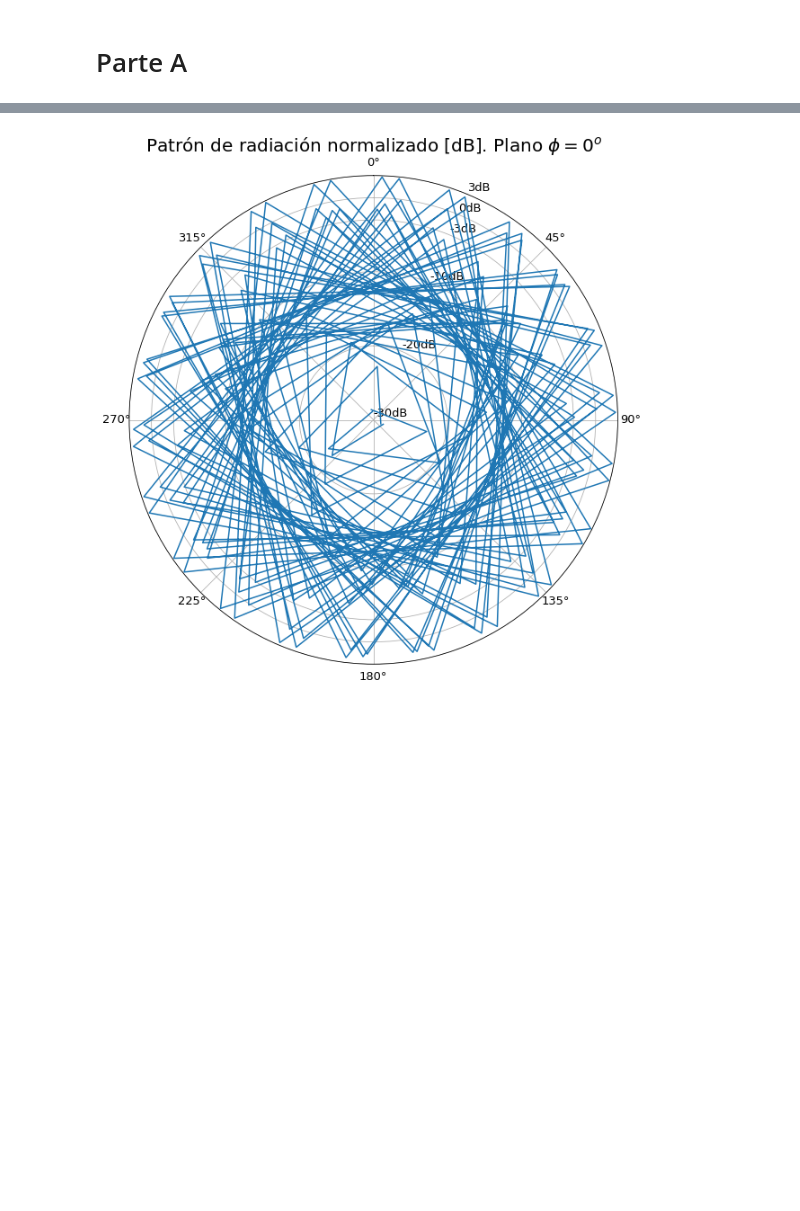
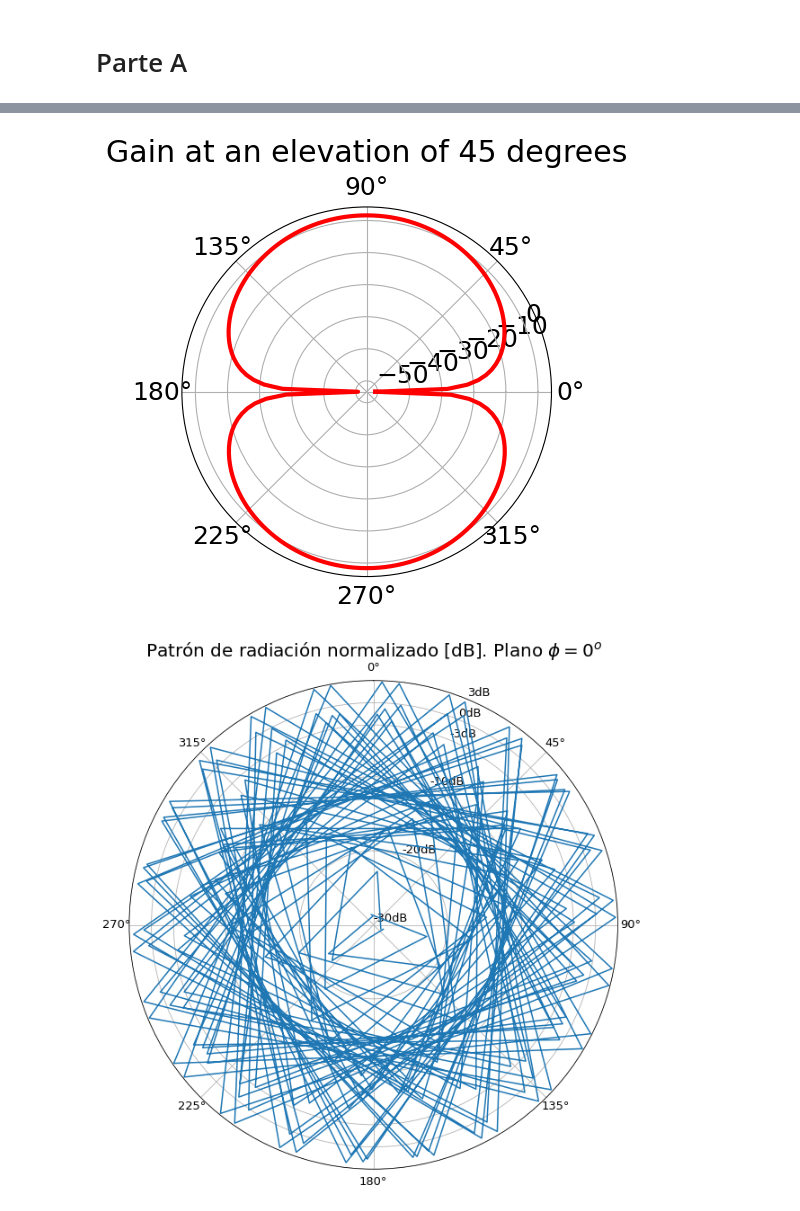
Before and after one commit to aitkenbug/shiny-funicular, a Jupyter notebook: Antenas/Graficos/graphs.ipynb, the cells around one changed output, grey strips where cells are left out. Saved outputs shown, nothing was run; the diff lists cells and outputs as text; code cells hidden in the pictures; blank space fills up the shorter version.

```diff
--- a/Antenas/Graficos/graphs.ipynb
+++ b/Antenas/Graficos/graphs.ipynb
@@ -50,2 +50,18 @@ pattern2D025
 181 rows × 2 columns
+# %%
+def to_rad(deg):
+    rad1 = []
+    for i in deg:
+        rad1.append(i*0.017453)
+    return rad1
+# %%
+ax = plt.subplot(111, polar=True)
+ax.plot(to_rad(pattern2D025["Theta [deg]"]), pattern2D025["dB(GainTotal) [] - Freq='0.25GHz' Phi='0deg'"], color='r', linewidth=3)
+ax.grid(True)
+
+ax.set_title("Gain at an elevation of 45 degrees", va='bottom')
+plt.savefig('RadiationPattern2D025.png')
+plt.show()
+# %% [output]
+[figure, added]
 # %%
```
Also changed, not shown: parts of 7 cells of this notebook, 4 other files.
